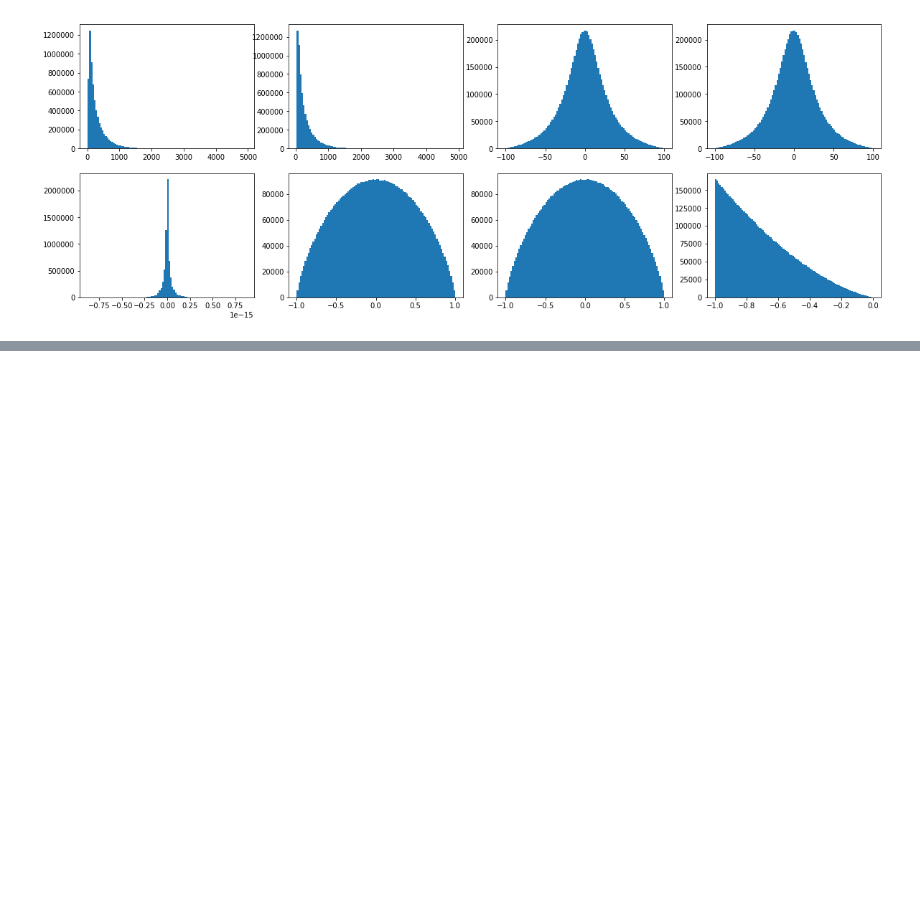
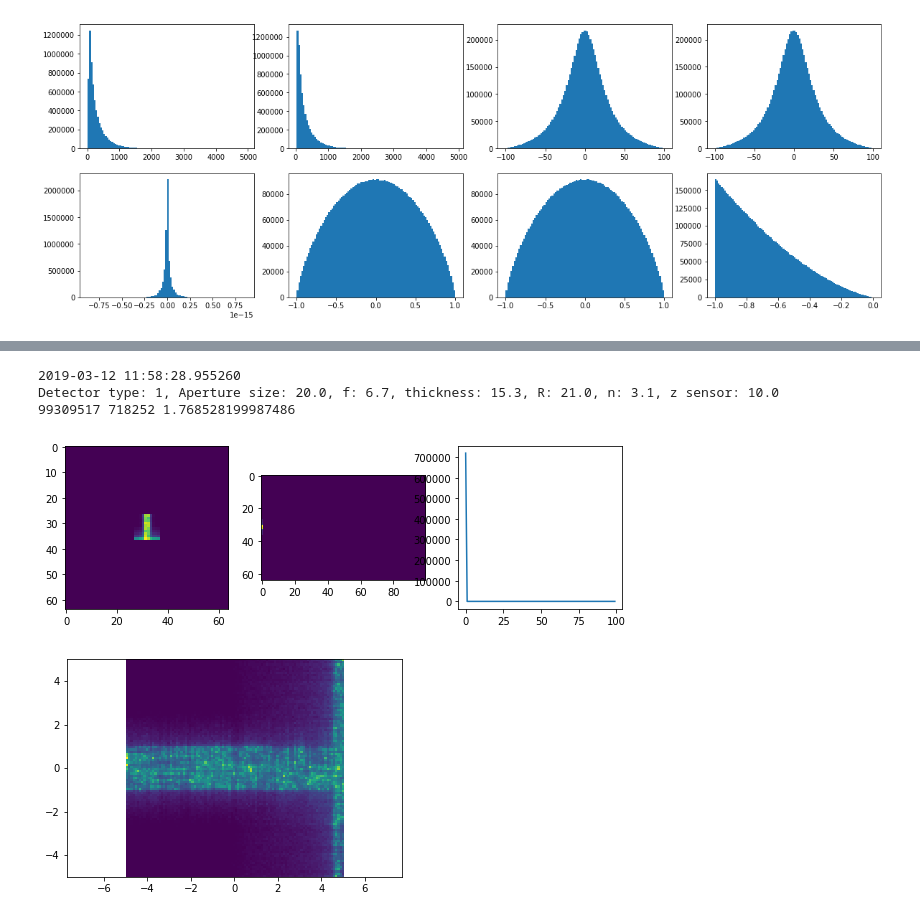
Before and after one commit to mitmedialab/MonteCarloRender, a Jupyter notebook: tests.ipynb, the cells around one changed output, grey strips where cells are left out. Saved outputs shown, nothing was run; the diff lists cells and outputs as text; code cells hidden in the pictures; blank space fills up the shorter version.

```diff
--- a/tests.ipynb
+++ b/tests.ipynb
@@ -107,10 +110,10 @@ def runTargetTest():
                                 'grid_size':target_gridsize,
                                 'z_target':target_distance_from_camera}
                                 )
-    print(ret[1], ret[2], time.perf_counter()-t1)
+    print(ret[1][0], ret[1][1], time.perf_counter()-t1)
     ds = {'data': ret[0],
-          'num_simulated': ret[1],
-          'num_detected': ret[2]}
+          'num_simulated': ret[1][0],
+          'num_detected': ret[1][1]}
     with open('testdata.pickle', 'wb') as handle:
         pickle.dump(ds, handle)
 
@@ -139,10 +142,10 @@ def runScatteringTargetTest():
                                 'grid_size':target_gridsize,
                                 'z_target':target_distance_from_camera}
                                 )
-    print(ret[1], ret[2], time.perf_counter()-t1)
+    print(ret[1][0], ret[1][1], time.perf_counter()-t1)
     ds = {'data': ret[0],
-          'num_simulated': ret[1],
-          'num_detected': ret[2]}
+          'num_simulated': ret[1][0],
+          'num_detected': ret[1][1]}
     with open('testdata.pickle', 'wb') as handle:
         pickle.dump(ds, handle)
 
@@ -163,7 +166,7 @@ def runTargetWithLensTest():
                                 source = {'r': np.array([0.0, 0.0, 0.0]),
                                           'mu': np.array([0.0, 0.0, 1.0]), 'size': 60, 'theta': 1.0,
                                           'method': 'area_cone', 'time_profile': 'delta'},
-                                detector = {'type': 1, 'radius': 20.0, 'z_detector': 10.0, 'focus_target': target_distance_from_camera},
+                                detector = {'type': 1, 'radius': 20.0, 'z_detector': 10.0, 'focus_target': target_distance_from_camera, 'det_size': 5.0},
                                 control_param = {'max_N': 1e5,
                                                  'max_distance_from_det': 110},
                                 normalize_d = None,
@@ -176,10 +179,10 @@ def runTargetWithLensTest():
     data = ret[0]
     data = data[data[:,0]>0, :]
 
-    print(ret[1], ret[2], time.perf_counter()-t1)
-    ds = {'data': data,
-          'num_simulated': ret[1],
-          'num_detected': ret[2]}
+    print(ret[1][0], ret[1][1], time.perf_counter()-t1)
+    ds = {'data': ret[0],
+          'num_simulated': ret[1][0],
+          'num_detected': ret[1][1]}
     with open('testdata.pickle', 'wb') as handle:
         pickle.dump(ds, handle)
 
@@ -573,0 +586,8 @@ Detector type: 0, Aperture size: 100.0, f: 0.0, thickness: 0.0, R: 0.0, n: 0.0,
+# %%
+testRunTargetWithLens()
+# %% [output]
+2019-03-12 11:58:28.955260
+Detector type: 1, Aperture size: 20.0, f: 6.7, thickness: 15.3, R: 21.0, n: 3.1, z sensor: 10.0
+99309517 718252 1.768528199987486
+[figure, added]
+[figure, added]
```
Also changed, not shown: parts of 3 cells of this notebook, 1 other file.
